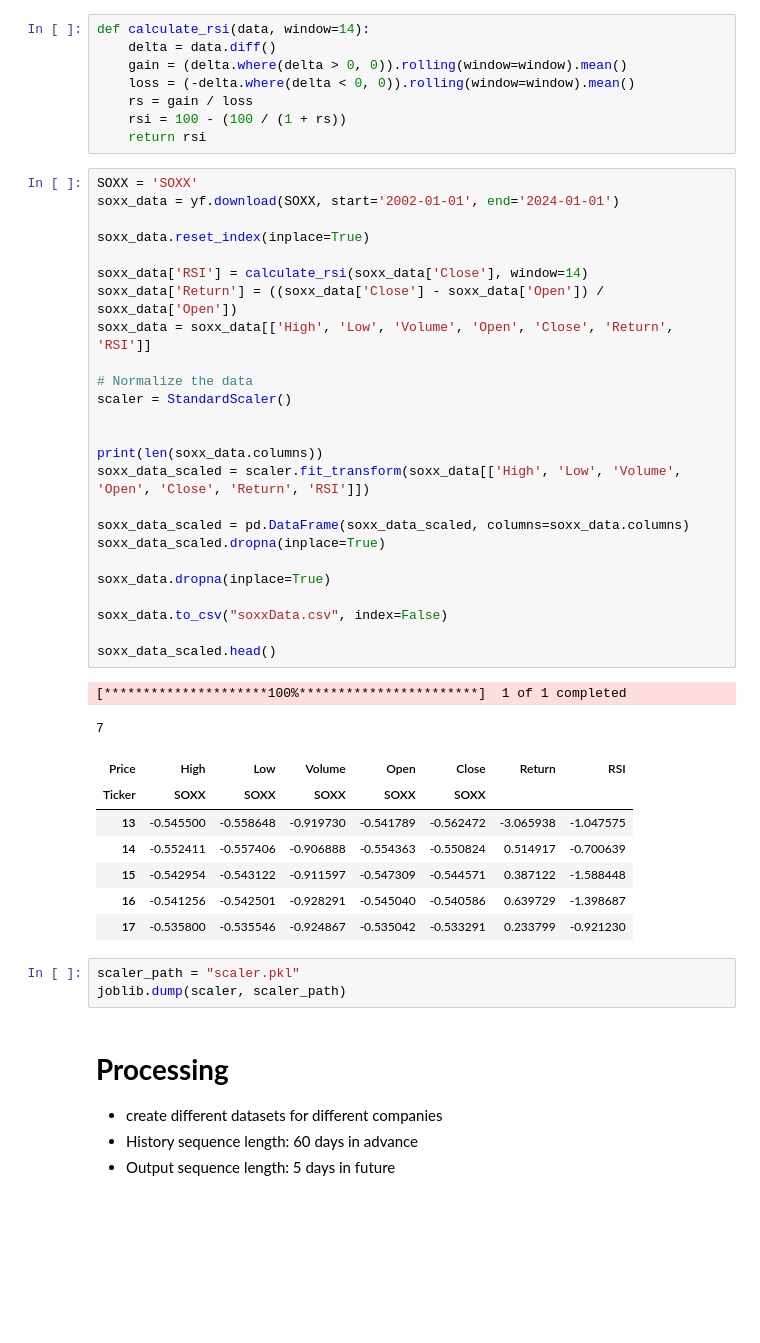
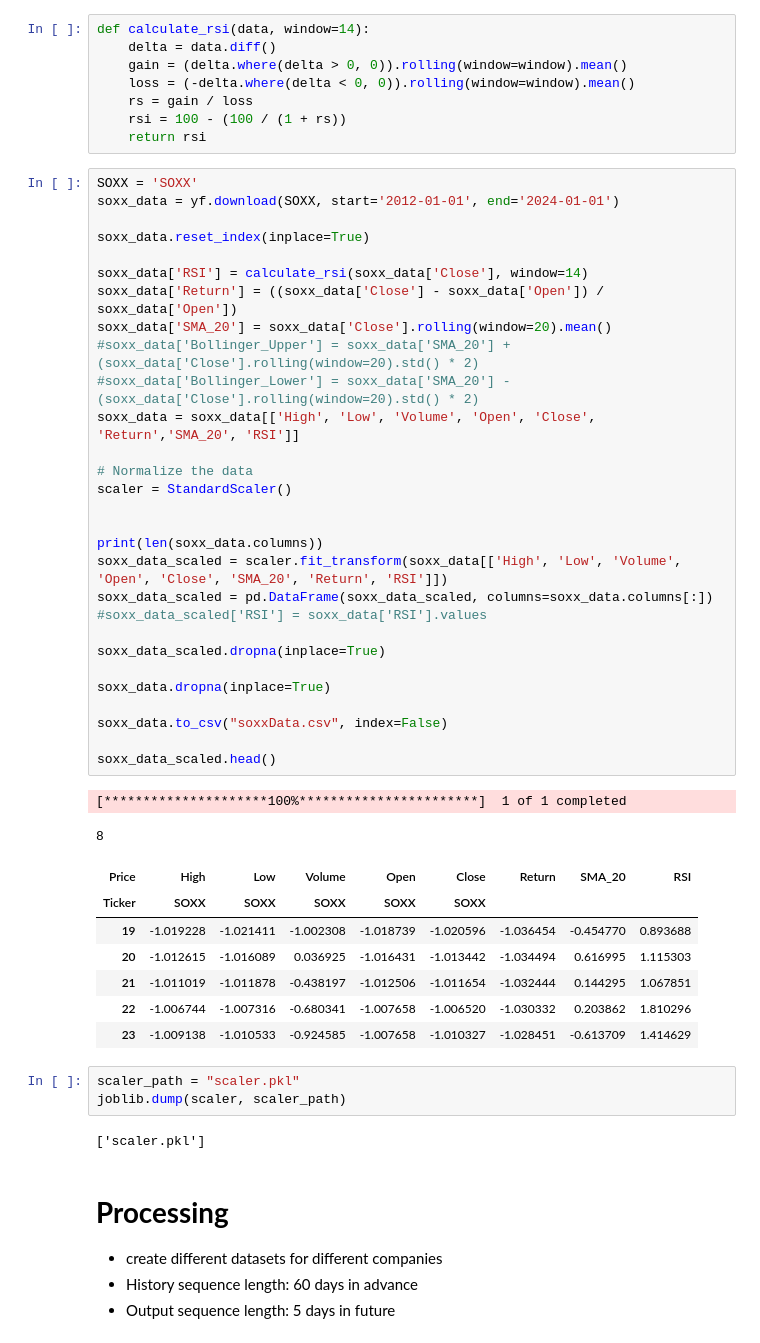
Before and after one commit to Retrospek/AlgorithmicTrading, a Jupyter notebook: backend/ArtificialIntelligence/eda.ipynb, the cells around one changed output. Saved outputs shown, nothing was run; the diff lists cells and outputs as text; blank space fills up the shorter version.

```diff
--- a/backend/ArtificialIntelligence/eda.ipynb
+++ b/backend/ArtificialIntelligence/eda.ipynb
@@ -41,42 +41,48 @@ def calculate_rsi(data, window=14):
     return rsi
 # %%
 SOXX = 'SOXX'
-soxx_data = yf.download(SOXX, start='2002-01-01', end='2024-01-01')
+soxx_data = yf.download(SOXX, start='2012-01-01', end='2024-01-01')
 
 soxx_data.reset_index(inplace=True)
 
 soxx_data['RSI'] = calculate_rsi(soxx_data['Close'], window=14)
 soxx_data['Return'] = ((soxx_data['Close'] - soxx_data['Open']) / soxx_data['Open'])
-soxx_data = soxx_data[['High', 'Low', 'Volume', 'Open', 'Close', 'Return', 'RSI']]
+soxx_data['SMA_20'] = soxx_data['Close'].rolling(window=20).mean()
+#soxx_data['Bollinger_Upper'] = soxx_data['SMA_20'] + (soxx_data['Close'].rolling(window=20).std() * 2)
+#soxx_data['Bollinger_Lower'] = soxx_data['SMA_20'] - (soxx_data['Close'].rolling(window=20).std() * 2)
+soxx_data = soxx_data[['High', 'Low', 'Volume', 'Open', 'Close', 'Return','SMA_20', 'RSI']]
 
 # Normalize the data
 scaler = StandardScaler()
 
 
 print(len(soxx_data.columns))
-soxx_data_scaled = scaler.fit_transform(soxx_data[['High', 'Low', 'Volume', 'Open', 'Close', 'Return', 'RSI']])
+soxx_data_scaled = scaler.fit_transform(soxx_data[['High', 'Low', 'Volume', 'Open', 'Close', 'SMA_20', 'Return', 'RSI']])
+soxx_data_scaled = pd.DataFrame(soxx_data_scaled, columns=soxx_data.columns[:])
+#soxx_data_scaled['RSI'] = soxx_data['RSI'].values
 
-soxx_data_scaled = pd.DataFrame(soxx_data_scaled, columns=soxx_data.columns)
 soxx_data_scaled.dropna(inplace=True)
 
 soxx_data.dropna(inplace=True)
 
 soxx_data.to_csv("soxxData.csv", index=False)
 
 soxx_data_scaled.head()
 # %% [output]
 [*********************100%***********************]  1 of 1 completed
-7
+8
-| Price | High | Low | Volume | Open | Close | Return | RSI |
-| Ticker | SOXX | SOXX | SOXX | SOXX | SOXX |  |  |
-| 13 | -0.545500 | -0.558648 | -0.919730 | -0.541789 | -0.562472 | -3.065938 | -1.047575 |
-| 14 | -0.552411 | -0.557406 | -0.906888 | -0.554363 | -0.550824 | 0.514917 | -0.700639 |
-| 15 | -0.542954 | -0.543122 | -0.911597 | -0.547309 | -0.544571 | 0.387122 | -1.588448 |
-| 16 | -0.541256 | -0.542501 | -0.928291 | -0.545040 | -0.540586 | 0.639729 | -1.398687 |
-| 17 | -0.535800 | -0.535546 | -0.924867 | -0.535042 | -0.533291 | 0.233799 | -0.921230 |
+| Price | High | Low | Volume | Open | Close | Return | SMA_20 | RSI |
+| Ticker | SOXX | SOXX | SOXX | SOXX | SOXX |  |  |  |
+| 19 | -1.019228 | -1.021411 | -1.002308 | -1.018739 | -1.020596 | -1.036454 | -0.454770 | 0.893688 |
+| 20 | -1.012615 | -1.016089 | 0.036925 | -1.016431 | -1.013442 | -1.034494 | 0.616995 | 1.115303 |
+| 21 | -1.011019 | -1.011878 | -0.438197 | -1.012506 | -1.011654 | -1.032444 | 0.144295 | 1.067851 |
+| 22 | -1.006744 | -1.007316 | -0.680341 | -1.007658 | -1.006520 | -1.030332 | 0.203862 | 1.810296 |
+| 23 | -1.009138 | -1.010533 | -0.924585 | -1.007658 | -1.010327 | -1.028451 | -0.613709 | 1.414629 |
 # %%
 scaler_path = "scaler.pkl"
 joblib.dump(scaler, scaler_path)
+# %% [output]
+['scaler.pkl']
 # %% [markdown]
 # **Processing**
 
```
Also changed, not shown: parts of 8 cells of this notebook, 2 other files.
